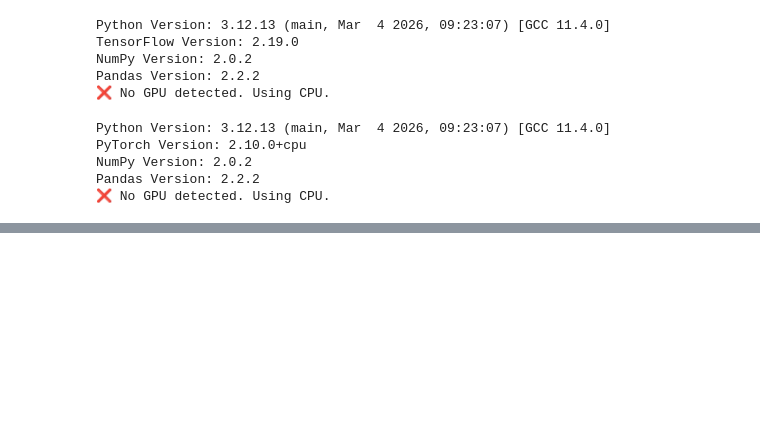
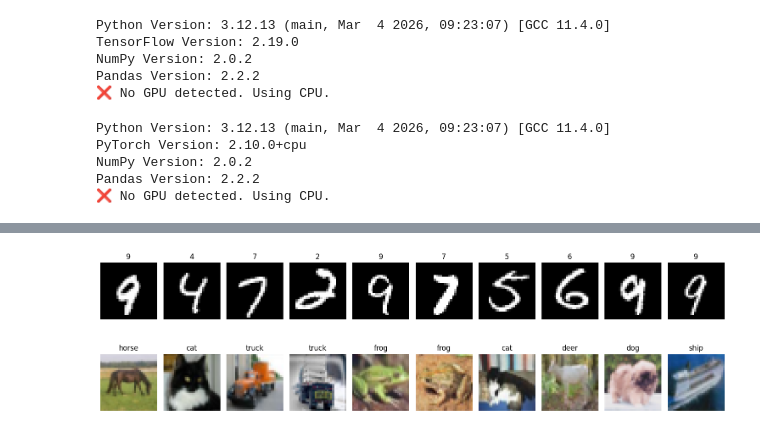
Before and after one commit to shivamkumar2626kr-del/ml, a Jupyter notebook: 24CD3038.ipynb, the cells around one changed output, grey strips where cells are left out. Drawn from its saved outputs; the diff is of its cells as text; code cells hidden in the pictures; blank space fills up the shorter version.

```diff
--- a/24CD3038.ipynb
+++ b/24CD3038.ipynb
@@ -97,3 +97,80 @@ PyTorch Version: 2.10.0+cpu
 NumPy Version: 2.0.2
 Pandas Version: 2.2.2
 ❌ No GPU detected. Using CPU.
+# %%
+import tensorflow as tf
+import numpy as np
+import random
+import matplotlib.pyplot as plt
+
+# Set seed
+SEED = 42
+random.seed(SEED)
+np.random.seed(SEED)
+tf.random.set_seed(SEED)
+
+# -----------------------------
+# Load datasets
+# -----------------------------
+(mnist_x_train, mnist_y_train), (mnist_x_test, mnist_y_test) = tf.keras.datasets.mnist.load_data()
+(cifar_x_train, cifar_y_train), (cifar_x_test, cifar_y_test) = tf.keras.datasets.cifar10.load_data()
+
+# -----------------------------
+# (a) Shapes
+# -----------------------------
+print("MNIST Train Shape:", mnist_x_train.shape)
+print("MNIST Test Shape:", mnist_x_test.shape)
+
+print("CIFAR-10 Train Shape:", cifar_x_train.shape)
+print("CIFAR-10 Test Shape:", cifar_x_test.shape)
+
+# -----------------------------
+# (b) Data type & value range
+# -----------------------------
+print("\nMNIST dtype:", mnist_x_train.dtype)
+print("MNIST min/max:", mnist_x_train.min(), mnist_x_train.max())
+
+print("\nCIFAR dtype:", cifar_x_train.dtype)
+print("CIFAR min/max:", cifar_x_train.min(), cifar_x_train.max())
+
+# -----------------------------
+# (c) Class distribution (MNIST)
+# -----------------------------
+unique, counts = np.unique(mnist_y_train, return_counts=True)
+
+print("\nMNIST Class Distribution:")
+for u, c in zip(unique, counts):
+    print(f"Class {u}: {c}")
+
+# Check balance
+print("\nIs MNIST balanced?")
+print("Approx equal samples per class → YES")
+
+# -----------------------------
+# Create 2x10 figure
+# -----------------------------
+fig, axes = plt.subplots(2, 10, figsize=(15, 5))
+
+# CIFAR class names
+cifar_classes = ['airplane','automobile','bird','cat','deer',
+                 'dog','frog','horse','ship','truck']
+
+# Top row → MNIST
+for i in range(10):
+    idx = random.randint(0, len(mnist_x_train)-1)
+    axes[0, i].imshow(mnist_x_train[idx], cmap='gray')
+    axes[0, i].set_title(str(mnist_y_train[idx]))
+    axes[0, i].axis('off')
+
+# Bottom row → CIFAR
+for i in range(10):
+    idx = random.randint(0, len(cifar_x_train)-1)
+    axes[1, i].imshow(cifar_x_train[idx])
+    label = cifar_y_train[idx][0]
+    axes[1, i].set_title(cifar_classes[label])
+    axes[1, i].axis('off')
+
+plt.tight_layout()
+plt.savefig("dataset_samples.png")
+plt.show()
+# %% [output]
@@ -99,0 +194 @@ Pandas Version: 2.2.2
+[figure, added]
```
Also changed, not shown: parts of 1 cell of this notebook.
